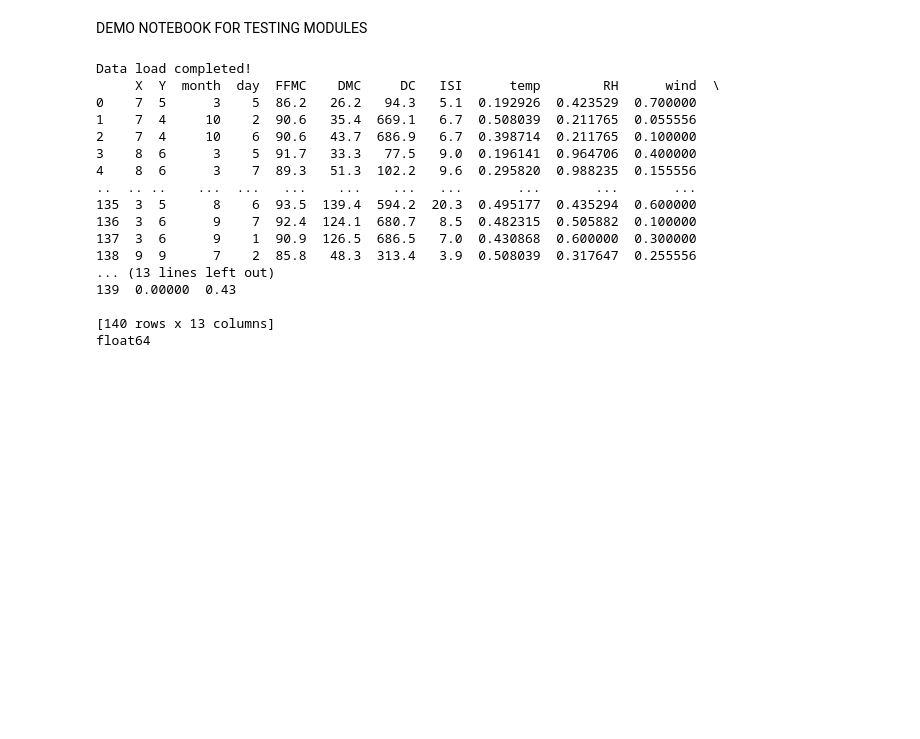
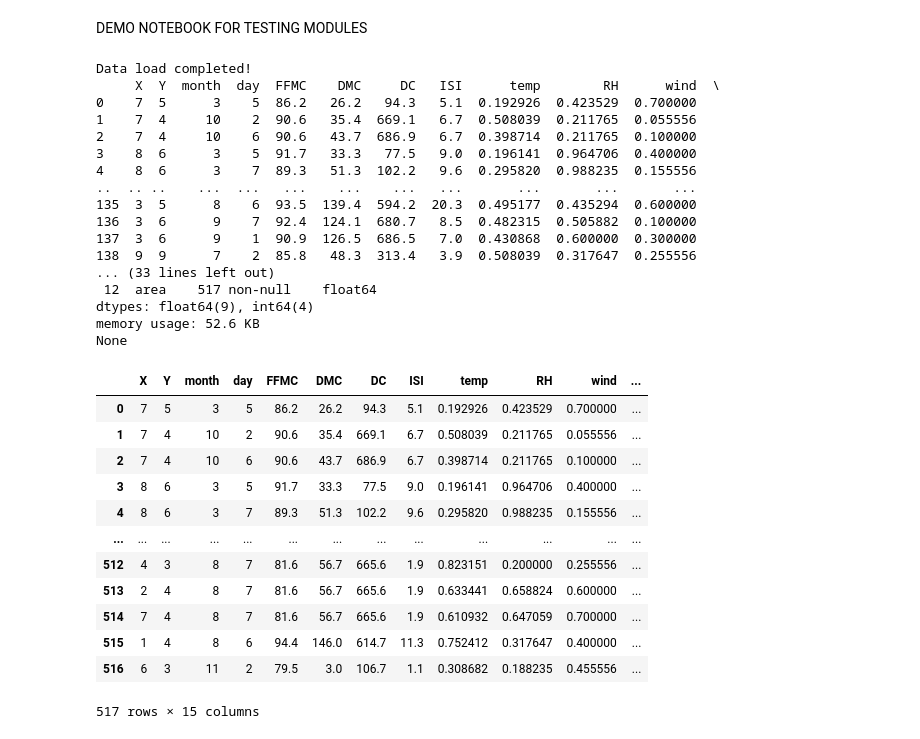
Before and after one commit to MecGlandorff/Forest-Fires, a Jupyter notebook: test.ipynb, the cells around one changed output. Drawn from its saved outputs; the diff is of its cells as text; code cells hidden in the pictures; blank space fills up the shorter version.

```diff
--- a/test.ipynb
+++ b/test.ipynb
@@ -29,7 +30,7 @@ data['area'] = data['area']
 
 # Display processed data
 print(data.head(140))
-print(data['area'].dtype)
+print(data.info())
 # %% [output]
 Data load completed!
      X  Y  month  day  FFMC    DMC     DC   ISI      temp        RH      wind  \
@@ -43,9 +44,32 @@ Data load completed!
 136  3  6      9    7  92.4  124.1  680.7   8.5  0.482315  0.505882  0.100000
 137  3  6      9    1  90.9  126.5  686.5   7.0  0.430868  0.600000  0.300000
 138  9  9      7    2  85.8   48.3  313.4   3.9  0.508039  0.317647  0.255556
-... (13 lines left out)
-139  0.00000  0.43
-
-[140 rows x 13 columns]
-float64
+... (33 lines left out)
+ 12  area    517 non-null    float64
+dtypes: float64(9), int64(4)
+memory usage: 52.6 KB
+None
+# %%
+# fire occured labeling and updating data. So that it is a binary classification issue
+data['fire_occurred'] = (data['area'] > 0).astype(int)
+
+data['tempwind'] = data['temp'] * data['wind']
+
+X = data.drop(columns=['fire_occurred', 'area'])
+y = data['fire_occurred']
+data.head(517)
+# %% [output]
+|  | X | Y | month | day | FFMC | DMC | DC | ISI | temp | RH | wind | ... |
+| 0 | 7 | 5 | 3 | 5 | 86.2 | 26.2 | 94.3 | 5.1 | 0.192926 | 0.423529 | 0.700000 | ... |
+| 1 | 7 | 4 | 10 | 2 | 90.6 | 35.4 | 669.1 | 6.7 | 0.508039 | 0.211765 | 0.055556 | ... |
+| 2 | 7 | 4 | 10 | 6 | 90.6 | 43.7 | 686.9 | 6.7 | 0.398714 | 0.211765 | 0.100000 | ... |
+| 3 | 8 | 6 | 3 | 5 | 91.7 | 33.3 | 77.5 | 9.0 | 0.196141 | 0.964706 | 0.400000 | ... |
+| 4 | 8 | 6 | 3 | 7 | 89.3 | 51.3 | 102.2 | 9.6 | 0.295820 | 0.988235 | 0.155556 | ... |
+| ... | ... | ... | ... | ... | ... | ... | ... | ... | ... | ... | ... | ... |
+| 512 | 4 | 3 | 8 | 7 | 81.6 | 56.7 | 665.6 | 1.9 | 0.823151 | 0.200000 | 0.255556 | ... |
+| 513 | 2 | 4 | 8 | 7 | 81.6 | 56.7 | 665.6 | 1.9 | 0.633441 | 0.658824 | 0.600000 | ... |
+| 514 | 7 | 4 | 8 | 7 | 81.6 | 56.7 | 665.6 | 1.9 | 0.610932 | 0.647059 | 0.700000 | ... |
+| 515 | 1 | 4 | 8 | 6 | 94.4 | 146.0 | 614.7 | 11.3 | 0.752412 | 0.317647 | 0.400000 | ... |
+| 516 | 6 | 3 | 11 | 2 | 79.5 | 3.0 | 106.7 | 1.1 | 0.308682 | 0.188235 | 0.455556 | ... |
+517 rows × 15 columns
 # %%
```
Also changed, not shown: parts of 9 cells of this notebook.
